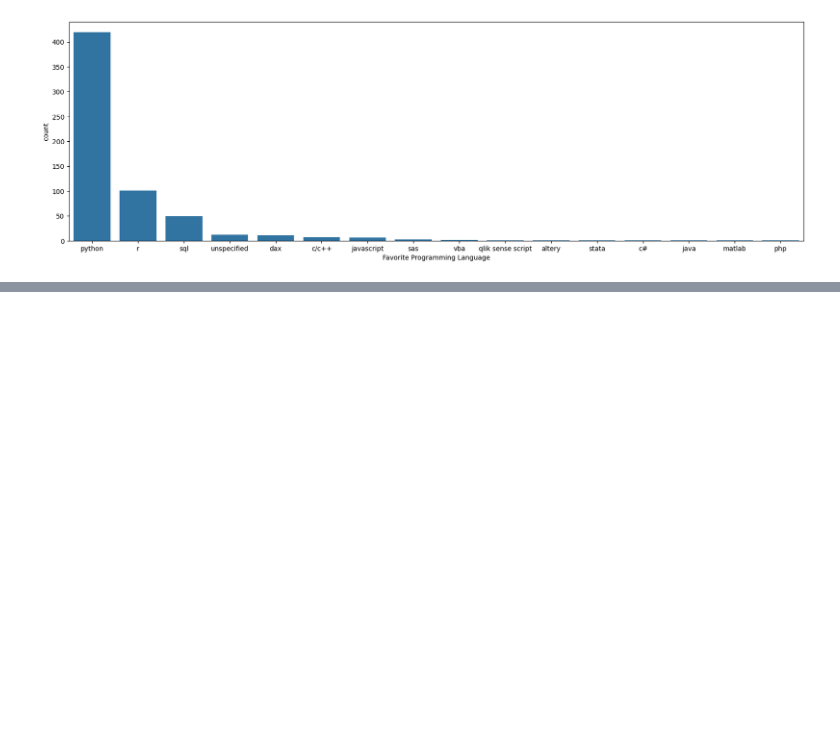
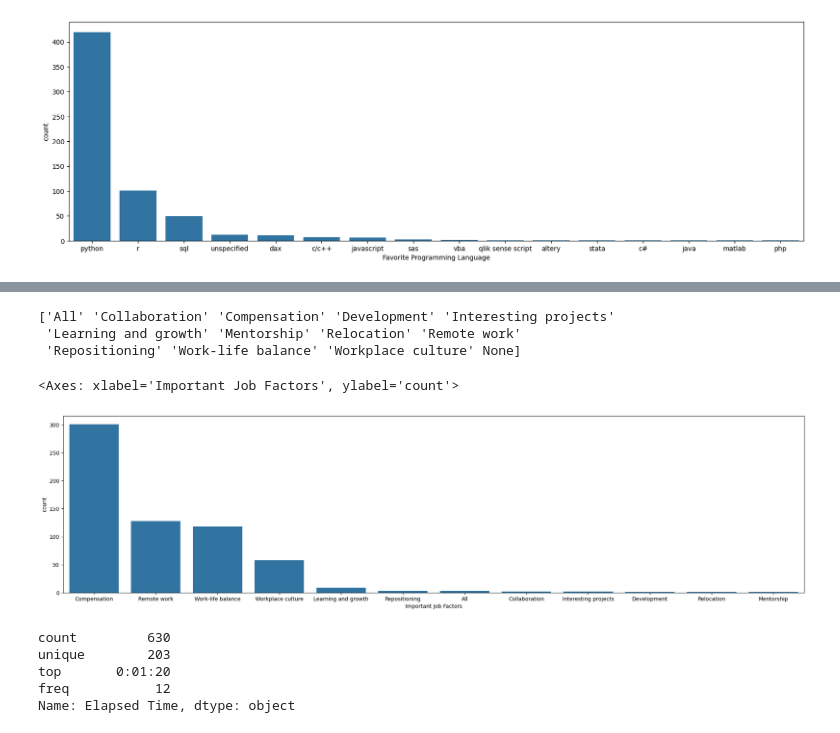
Before and after one commit to NourMansour911/Data-Professionals-Survey, a Jupyter notebook: preprocess.ipynb, the cells around one changed output, grey strips where cells are left out. Drawn from its saved outputs; the diff is of its cells as text; code cells hidden in the pictures; blank space fills up the shorter version.

Commit message:
data cleaning done

```diff
--- a/preprocess.ipynb
+++ b/preprocess.ipynb
@@ -553,0 +589,2 @@ df['Favorite Programming Language'] = df['Favorite Programming Language'].str.ca
+# %%
+df['Difficulty Breaking into Data'].replace({'Neither easy nor difficult': 'Normal'}, inplace=True)
@@ -553,0 +598,3 @@ df['Favorite Programming Language'] = df['Favorite Programming Language'].str.ca
+# %%
+df['Important Job Factors'] = df['Important Job Factors'].astype(str).apply(lambda x: x.replace('Other (Please Specify):','').strip())
+df['Important Job Factors'] = df['Important Job Factors'].str.lower()
@@ -553,0 +621,48 @@ df['Favorite Programming Language'] = df['Favorite Programming Language'].str.ca
+# %%
+factors_categories = {
+'compensation':['salary'] ,
+'all':['all'],
+'work-life balance' : ['work/life balance'],
+'remote work' : ['remote'],
+'workplace culture' : ['good culture','workplace','in office work','the work','responsibilities'],
+'challenging work' : [ 'challenging'],
+'learning and growth' : ['learn','career','growth','maturity'],
+'interesting projects': ['projects','intresting', 'interesting'],
+'collaboration' : ['collaboration','team'],
+'development' : ['development'],
+'mentorship' : ['mentorship'],
+'relocation' : ['position'],
+'repositioning' : ['different job title, either product owner or consulting',
+       'i just started and i don\'t like programming so much, so i would search for a more "impactiful" role. meaning: being able to take decisions that steer the business.','become'],
+None:'currently very happy with where i am.'
+}
+
+def factors_correction(value):
+    value = str(value)
+    for factor, keywords in factors_categories.items():
+        if any(keyword in value for keyword in keywords):
+            return factor
+    return value
+
+df['Important Job Factors'] = df['Important Job Factors'].apply(factors_correction)
+# %%
+df['Important Job Factors'] = df['Important Job Factors'].str.capitalize()
+print(df['Important Job Factors'].sort_values().unique())
+# %% [output]
+['All' 'Collaboration' 'Compensation' 'Development' 'Interesting projects'
+ 'Learning and growth' 'Mentorship' 'Relocation' 'Remote work'
+ 'Repositioning' 'Work-life balance' 'Workplace culture' None]
+# %%
+plt.figure(figsize=(25,6))
+sns.countplot(data=df, x='Important Job Factors', order=df['Important Job Factors'].value_counts().index)
+# %% [output]
+<Axes: xlabel='Important Job Factors', ylabel='count'>
+[figure, added]
+# %%
+df['Elapsed Time'].describe()
+# %% [output]
+count         630
+unique        203
+top       0:01:20
+freq           12
+Name: Elapsed Time, dtype: object
```
Also changed, not shown: parts of 13 cells of this notebook, 1 other file.
